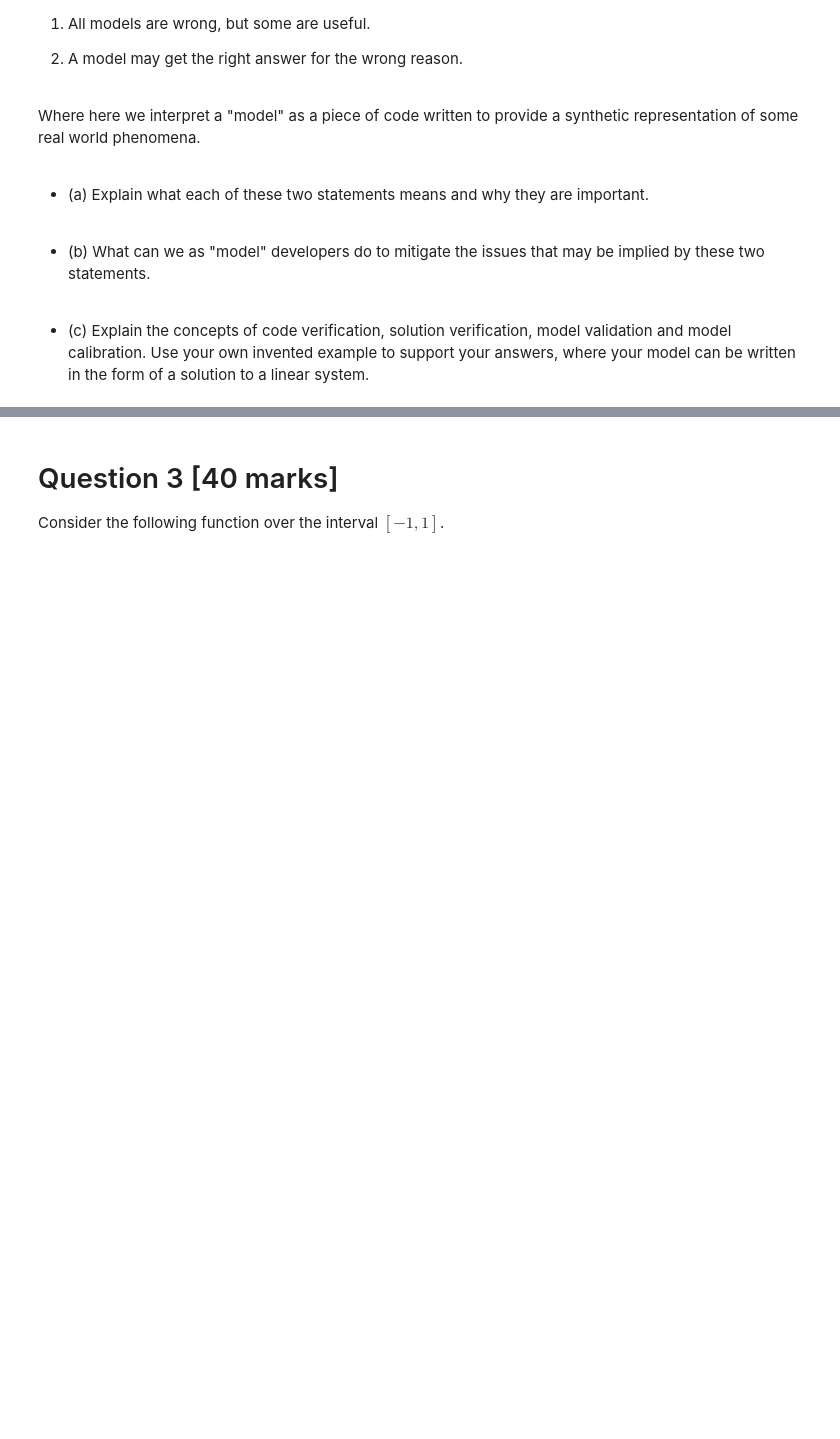
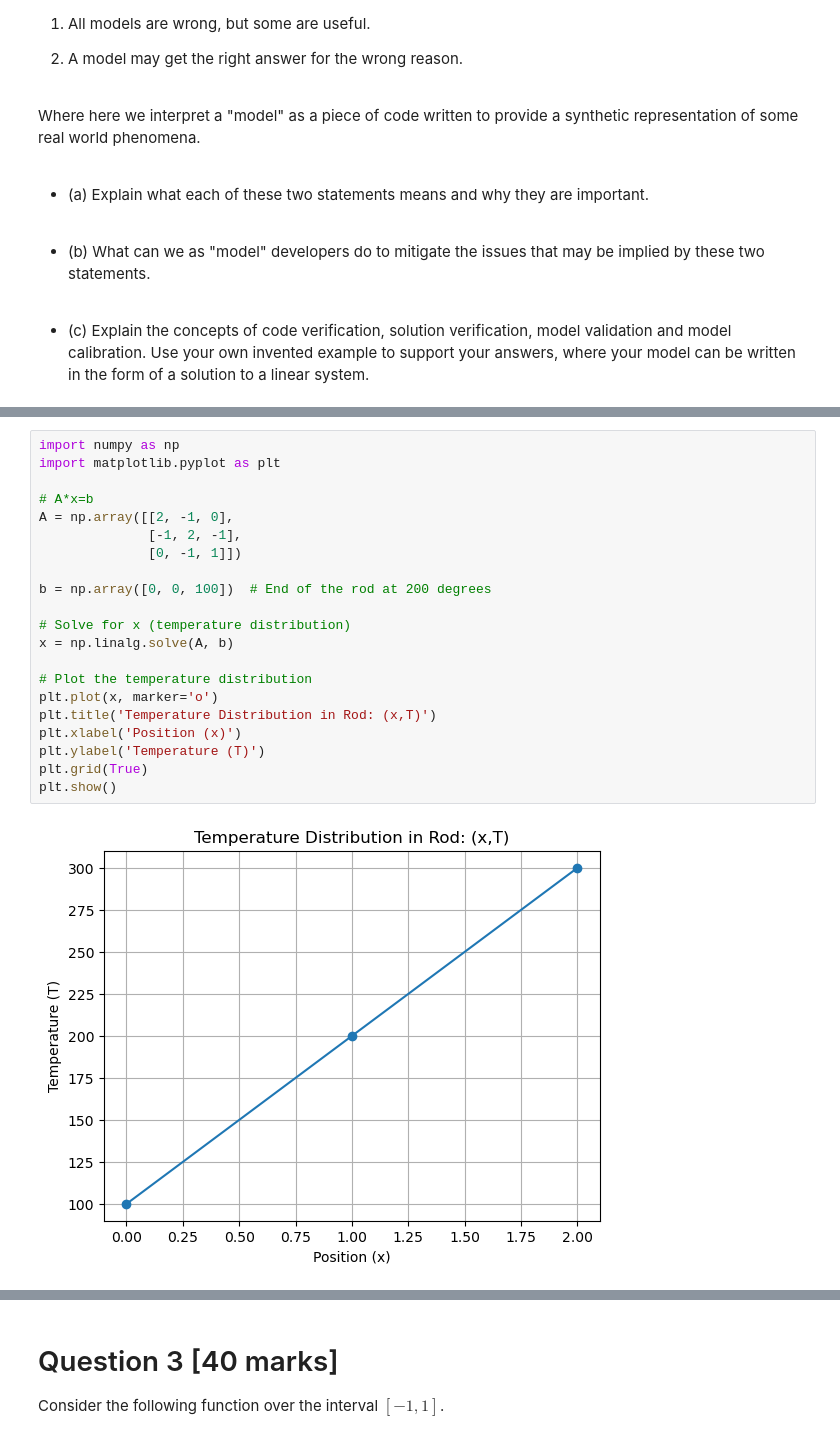
Before and after one commit to edsml-dg1018/CM-assessment-202324, a Jupyter notebook: CM-Nov2023-assessment-questions.ipynb, the cells around one changed output, grey strips where cells are left out. Cells and saved outputs as stored; diff of their text form; blank space fills up the shorter version.

```diff
--- a/CM-Nov2023-assessment-questions.ipynb
+++ b/CM-Nov2023-assessment-questions.ipynb
@@ -75,0 +156,23 @@ Where here we interpret a "model" as a piece of code written to provide a synthe
+# %%
+import numpy as np
+import matplotlib.pyplot as plt
+
+# A*x=b
+A = np.array([[2, -1, 0],
+              [-1, 2, -1],
+              [0, -1, 1]])
+
+b = np.array([0, 0, 100])  # End of the rod at 200 degrees
+
+# Solve for x (temperature distribution)
+x = np.linalg.solve(A, b)
+
+# Plot the temperature distribution
+plt.plot(x, marker='o')
+plt.title('Temperature Distribution in Rod: (x,T)')
+plt.xlabel('Position (x)')
+plt.ylabel('Temperature (T)')
+plt.grid(True)
+plt.show()
+# %% [output]
+[figure, added]
```
Also changed, not shown: parts of 27 cells of this notebook, 1 other file.
